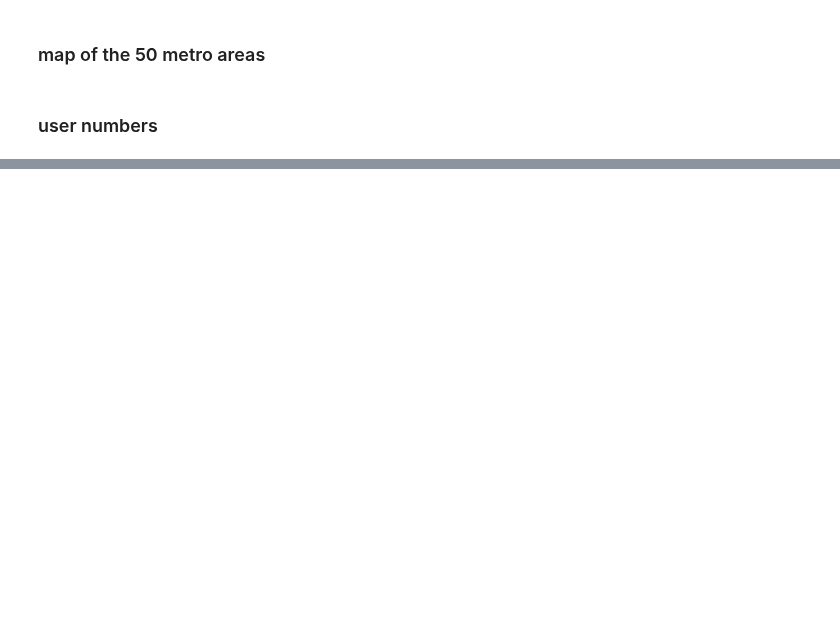
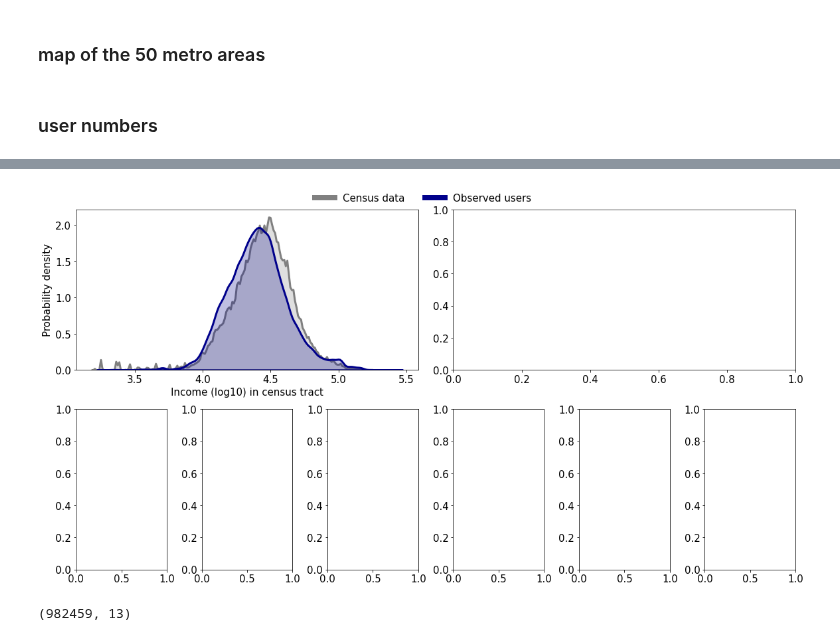
Before and after one commit to sandorjuhasz/ties-around-home, a Jupyter notebook: scripts/additional_figures.ipynb, the cells around one changed output, grey strips where cells are left out. Drawn from its saved outputs; the diff is of its cells as text; code cells hidden in the pictures; blank space fills up the shorter version.

```diff
--- a/scripts/additional_figures.ipynb
+++ b/scripts/additional_figures.ipynb
@@ -190,0 +365,73 @@ plt.show()
+# %%
+# plot construction -- test
+
+fig = plt.figure(figsize=(16,8), constrained_layout=True)
+plt.rcParams['font.size'] = 15
+
+ax = [0]*8
+gs = GridSpec(2,6,figure=fig, height_ratios = [0.5,0.5]) # height_ratios = [0.2,0.2,0.3,0.2]
+
+# grids
+ax[0] = fig.add_subplot(gs[0,0:3])
+ax[1] = fig.add_subplot(gs[0,3:6])
+ax[2] = fig.add_subplot(gs[1,0])
+ax[3] = fig.add_subplot(gs[1,1])
+ax[4] = fig.add_subplot(gs[1,2])
+ax[5] = fig.add_subplot(gs[1,3])
+ax[6] = fig.add_subplot(gs[1,4])
+ax[7] = fig.add_subplot(gs[1,5])
+
+
+# income -- all cbsas
+sns.distplot(census_multi_income['log_income'], hist=False, kde=True,  color = 'grey', kde_kws={'shade': True, 'linewidth': 3}, ax=ax[0])
+sns.distplot(users['log_income'], hist=False, kde=True,  color = 'darkblue', kde_kws={'shade': True, 'linewidth': 3}, ax=ax[0])
+# ax[0].set_xlabel("Income (log10)")
+ax[0].set_xlabel("Income (log10) in census tract")
+ax[0].set_ylabel("Probability density")
+
+
+
+# legend
+custom_lines = [Line2D([0], [0], color='grey',  lw=8),Line2D([0], [0], color='darkblue', lw=8)]
+labels = [ 'Census data', 'Observed users']
+
+plt.figlegend(custom_lines, labels, loc='upper center',
+    bbox_to_anchor=(0.5, 1.05),
+    ncol=2, frameon=False, fontsize=15)
+
+
+plt.show()
+# plt.savefig('../fig/si_income_ba_repr.png',density=300,bbox_inches="tight")
+# plt.savefig('../fig/si_income_ba_repr2.png',density=300,bbox_inches="tight")
+# %% [output]
+[figure, added]
+# %%
+# population in diff income deciles
+censusdata2012 = pd.read_csv("../data/original_files/censusdata_top50_2012.csv")
+
+# function to create tract geoids
+def create_geoid(row):
+    state = str(int(row["state"])).zfill(2)
+    county = str(int(row["county"])).zfill(3)
+    tract = str(int(row["tract"])).zfill(6)
+    return "14000US" +state+county+tract
+
+censusdata2012['geoid'] = censusdata2012.apply(create_geoid,axis=1)
+
+# keep interesting columns
+censusdata2012 = censusdata2012[['geoid', 'population', 'education_bachelor', 'income']]
+
+# cleaning
+censusdata2012 = censusdata2012[censusdata2012["income"]>1500]
+censusdata2012["BA_share"] = censusdata2012["education_bachelor"] / censusdata2012["population"]
+
+
+# add cbsacode to censusdata
+userdata = pd.read_csv('../data/original_files/usageousers_data_export_with_tract_geoid_top50.csv.gz', index_col=0)
+print(userdata.shape)
+temp1 = userdata[["cbsacode", "tract_home"]].rename(columns={"tract_home":"tract_id"})
+temp2 = userdata[["cbsacode", "tract_work"]].rename(columns={"tract_work":"tract_id"})
+temp = pd.concat([temp1, temp2]).drop_duplicates()
+censusdata2012 = pd.merge(censusdata2012, temp, left_on="geoid", right_on="tract_id", how="left")
+# %% [output]
+(982459, 13)
```
Also changed, not shown: parts of 12 cells of this notebook.
